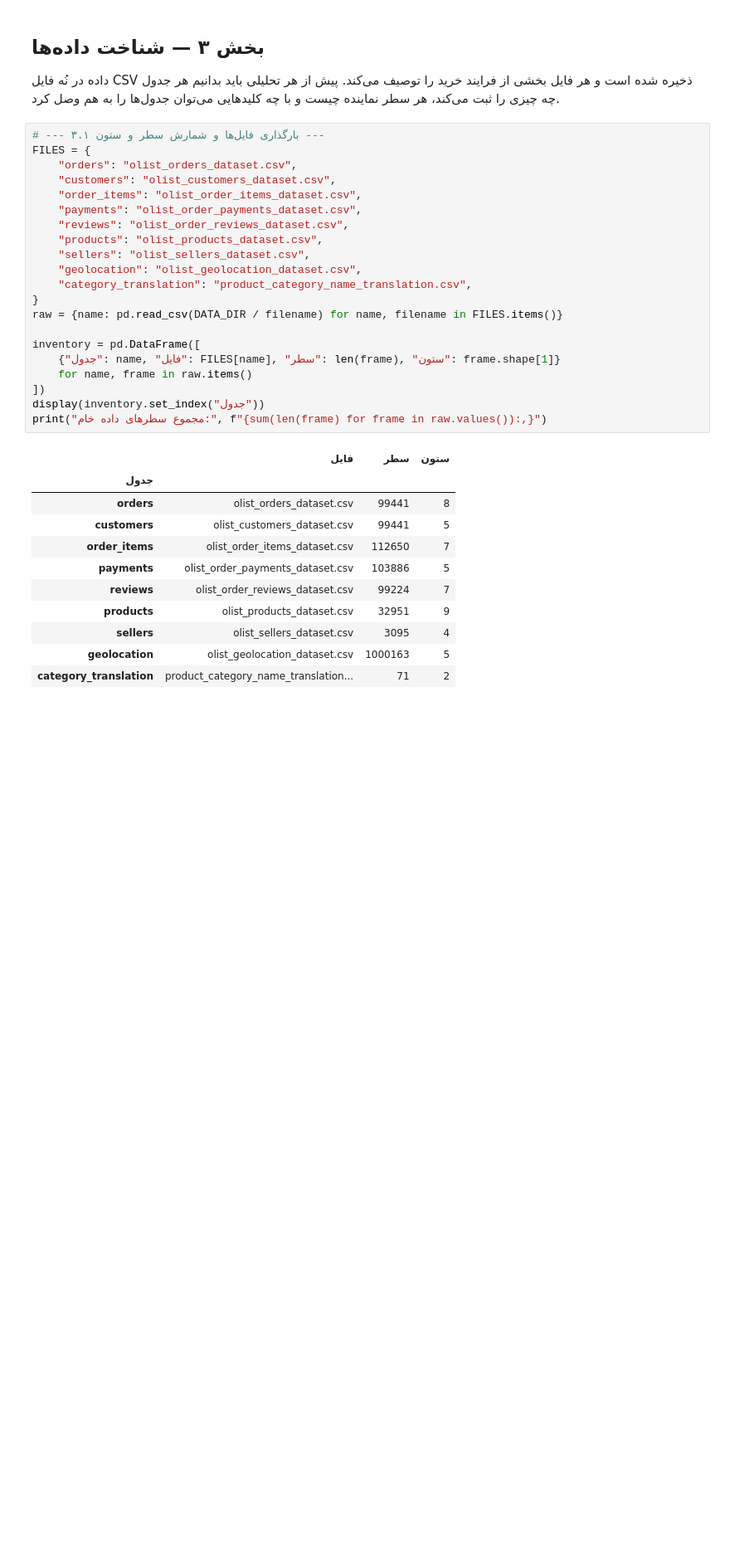
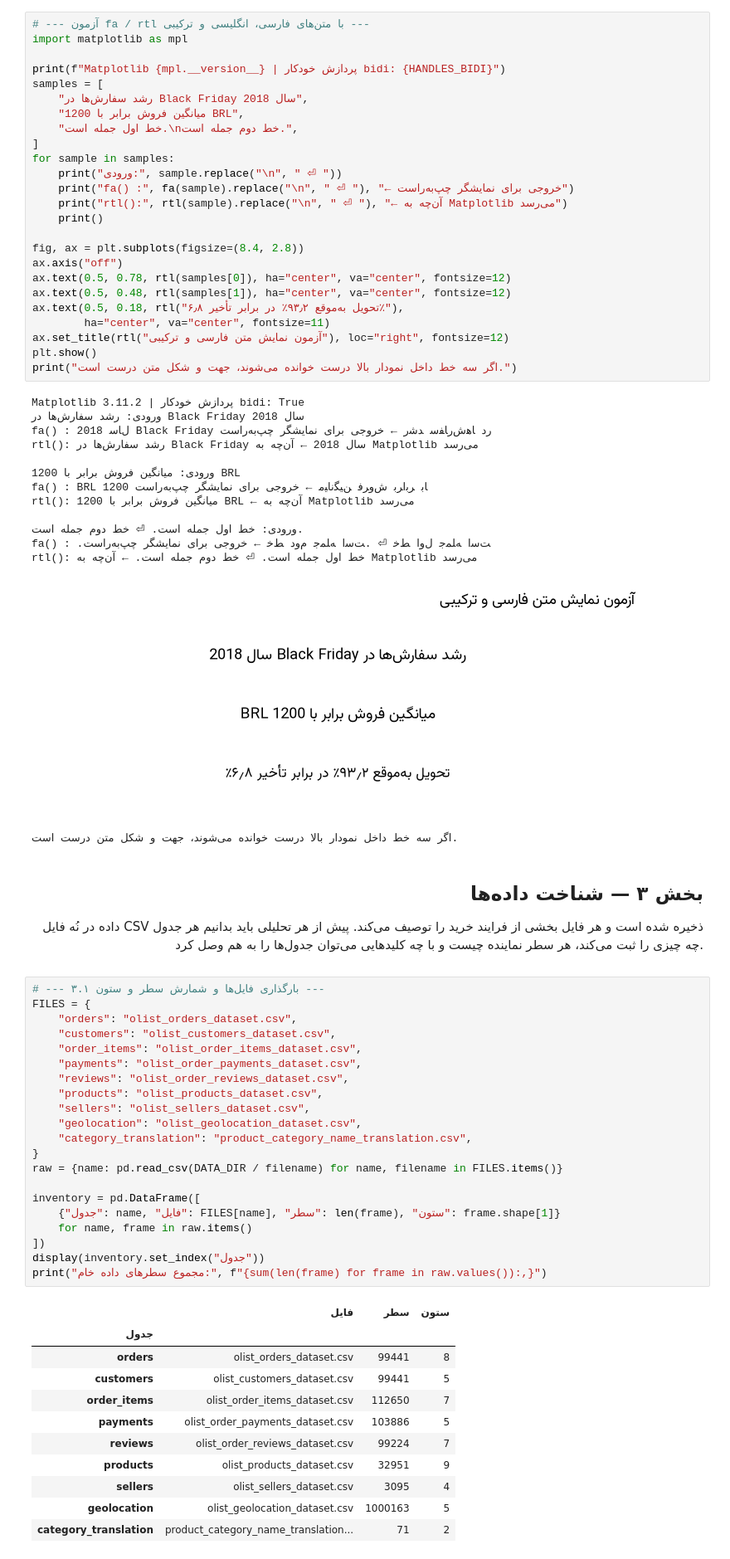
Before and after one commit to arashamgit/olist-pro, a Jupyter notebook: notebooks/olist_full_analysis.ipynb, the cells around one changed output. Shown at 83% size. Drawn from its saved outputs; the diff is of its cells as text; blank space fills up the shorter version.

```diff
--- a/notebooks/olist_full_analysis.ipynb
+++ b/notebooks/olist_full_analysis.ipynb
@@ -114,9 +235,53 @@ def bars(series, title, ylabel, fmt="{:,.0f}", color=COLOR_MAIN,
+# %%
+# --- آزمون fa / rtl با متن‌های فارسی، انگلیسی و ترکیبی ---
+import matplotlib as mpl
+
+print(f"Matplotlib {mpl.__version__} | پردازش خودکار bidi: {HANDLES_BIDI}")
+samples = [
+    "رشد سفارش‌ها در Black Friday سال 2018",
+    "میانگین فروش برابر با 1200 BRL",
+    "خط اول جمله است.\nخط دوم جمله است.",
+]
+for sample in samples:
+    print("ورودی:", sample.replace("\n", " ⏎ "))
+    print("fa() :", fa(sample).replace("\n", " ⏎ "), "← خروجی برای نمایشگر چپ‌به‌راست")
+    print("rtl():", rtl(sample).replace("\n", " ⏎ "), "← آن‌چه به Matplotlib می‌رسد")
+    print()
+
+fig, ax = plt.subplots(figsize=(8.4, 2.8))
+ax.axis("off")
+ax.text(0.5, 0.78, rtl(samples[0]), ha="center", va="center", fontsize=12)
+ax.text(0.5, 0.48, rtl(samples[1]), ha="center", va="center", fontsize=12)
+ax.text(0.5, 0.18, rtl("تحویل به‌موقع ۹۳٫۲٪ در برابر تأخیر ۶٫۸٪"),
+        ha="center", va="center", fontsize=11)
+ax.set_title(rtl("آزمون نمایش متن فارسی و ترکیبی"), loc="right", fontsize=12)
+plt.show()
+print("اگر سه خط داخل نمودار بالا درست خوانده می‌شوند، جهت و شکل متن درست است.")
+# %% [output]
+Matplotlib 3.11.2 | پردازش خودکار bidi: True
+ورودی: رشد سفارش‌ها در Black Friday سال 2018
+fa() : 2018 ﻝﺎﺳ Black Friday ﺭﺩ ﺎﻫﺵﺭﺎﻔﺳ ﺪﺷﺭ ← خروجی برای نمایشگر چپ‌به‌راست
+rtl(): رشد سفارش‌ها در Black Friday سال 2018 ← آن‌چه به Matplotlib می‌رسد
+
+ورودی: میانگین فروش برابر با 1200 BRL
+fa() : BRL 1200 ﺎﺑ ﺮﺑﺍﺮﺑ ﺵﻭﺮﻓ ﻦﯿﮕﻧﺎﯿﻣ ← خروجی برای نمایشگر چپ‌به‌راست
+rtl(): میانگین فروش برابر با 1200 BRL ← آن‌چه به Matplotlib می‌رسد
+
+ورودی: خط اول جمله است. ⏎ خط دوم جمله است.
+fa() : .ﺖﺳﺍ ﻪﻠﻤﺟ ﻝﻭﺍ ﻂﺧ ⏎ .ﺖﺳﺍ ﻪﻠﻤﺟ ﻡﻭﺩ ﻂﺧ ← خروجی برای نمایشگر چپ‌به‌راست
+rtl(): خط اول جمله است. ⏎ خط دوم جمله است. ← آن‌چه به Matplotlib می‌رسد
+[figure, added]
+اگر سه خط داخل نمودار بالا درست خوانده می‌شوند، جهت و شکل متن درست است.
 # %% [markdown]
+<div dir="rtl" align="right">
+
 ## بخش ۳ — شناخت داده‌ها
 
 داده در نُه فایل CSV ذخیره شده است و هر فایل بخشی از فرایند خرید را توصیف می‌کند.
 پیش از هر تحلیلی باید بدانیم هر جدول چه چیزی را ثبت می‌کند، هر سطر نماینده چیست و
 با چه کلیدهایی می‌توان جدول‌ها را به هم وصل کرد.
+
+</div>
 # %%
 # --- ۳.۱ بارگذاری فایل‌ها و شمارش سطر و ستون ---
 FILES = {
```
Also changed, not shown: parts of 34 cells of this notebook, 1 other file.
